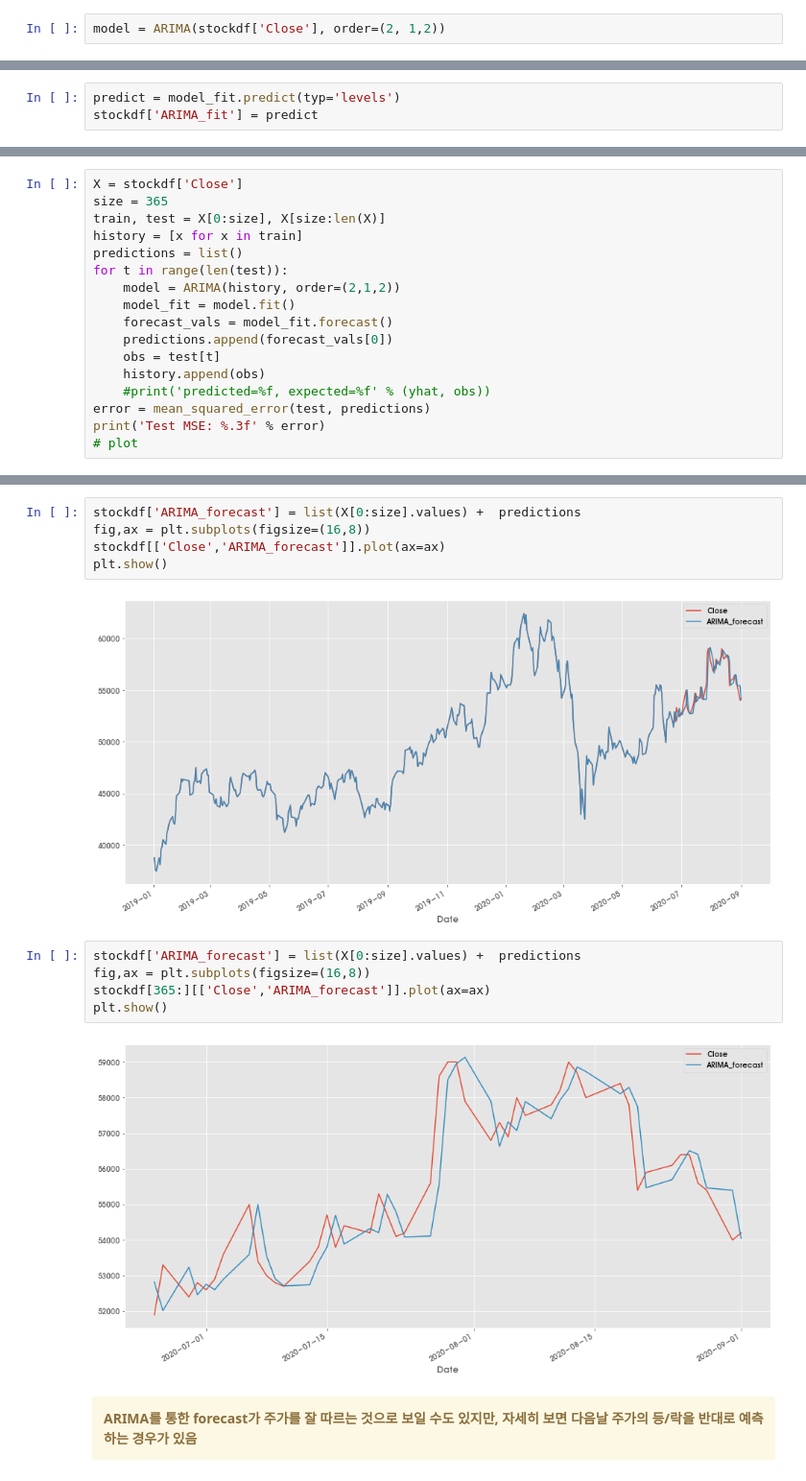
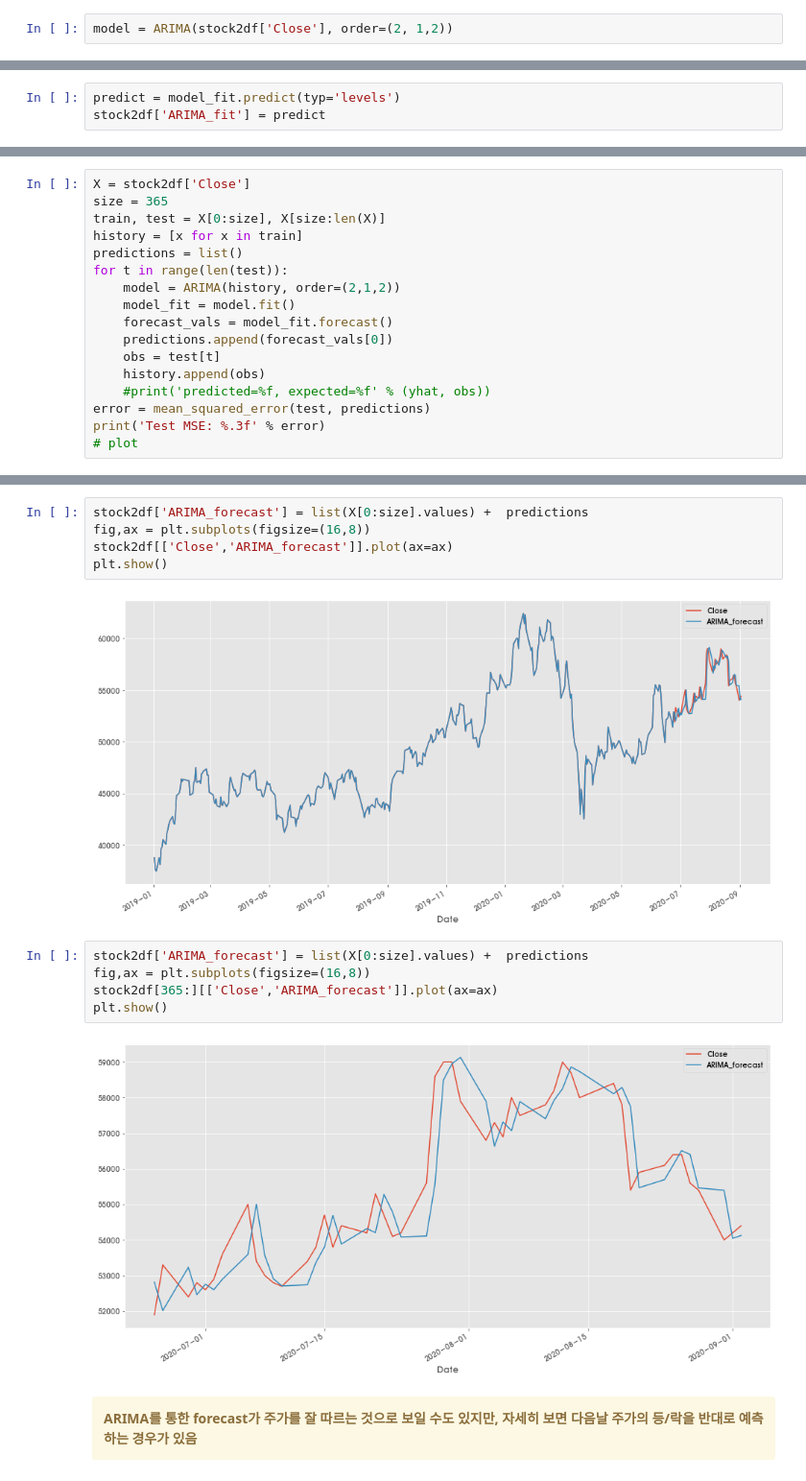
Before and after one commit to sumyeon/python_analytics_atoz, a Jupyter notebook: financial_analysis_v2.ipynb, the cells around one changed output, grey strips where cells are left out. Shown at 96% size. Cells and saved outputs as stored; diff of their text form.

```diff
--- a/financial_analysis_v2.ipynb
+++ b/financial_analysis_v2.ipynb
@@ -341,7 +483,7 @@ Dickey-Fuller의 p-value가 95%, 99% 밖에 위치하므로 stock_diff는 statio
 # %% [markdown]
 ## 모델을 만들고 fiting 시켜 보자
 # %%
-model = ARIMA(stockdf['Close'], order=(2, 1,2))
+model = ARIMA(stock2df['Close'], order=(2, 1,2))
 # %% [markdown]
 <div class="alert alert-block alert-info">
 <b> Tip:</b> order=(p,d,q) <br>
@@ -377,5 +519,5 @@ Warnings:
 ### Fitting 값과 orginal 값 비교
 # %%
 predict = model_fit.predict(typ='levels')
-stockdf['ARIMA_fit'] = predict
+stock2df['ARIMA_fit'] = predict
 # %%
@@ -404,7 +546,7 @@ residuals.plot(kind='kde', ax=ax[1])
 # %% [markdown]
 과거 1년치 ( 2018-01-01 ~ 2019-12-31) 데이터를 기본 train 데이터로 사용하고, 하루치씩 predict 해보자
 # %%
-X = stockdf['Close']
+X = stock2df['Close']
 size = 365
 train, test = X[0:size], X[size:len(X)]
 history = [x for x in train]
@@ -425,17 +567,17 @@ Test MSE: 825451.908
 # %%
-stockdf['ARIMA_forecast'] = list(X[0:size].values) +  predictions
+stock2df['ARIMA_forecast'] = list(X[0:size].values) +  predictions
 fig,ax = plt.subplots(figsize=(16,8))
-stockdf[['Close','ARIMA_forecast']].plot(ax=ax)
+stock2df[['Close','ARIMA_forecast']].plot(ax=ax)
 plt.show()
 # %% [output]
 [figure]
 # %%
-stockdf['ARIMA_forecast'] = list(X[0:size].values) +  predictions
+stock2df['ARIMA_forecast'] = list(X[0:size].values) +  predictions
 fig,ax = plt.subplots(figsize=(16,8))
-stockdf[365:][['Close','ARIMA_forecast']].plot(ax=ax)
+stock2df[365:][['Close','ARIMA_forecast']].plot(ax=ax)
 plt.show()
 # %% [output]
-[figure, old version]
+[figure, new version]
 # %% [markdown]
 <div class="alert alert-block alert-warning">
 <b> ARIMA를 통한 forecast가 주가를 잘 따르는 것으로 보일 수도 있지만, 자세히 보면 다음날 주가의 등/락을 반대로 예측하는 경우가 있음
```
Also changed, not shown: parts of 44 cells of this notebook.
